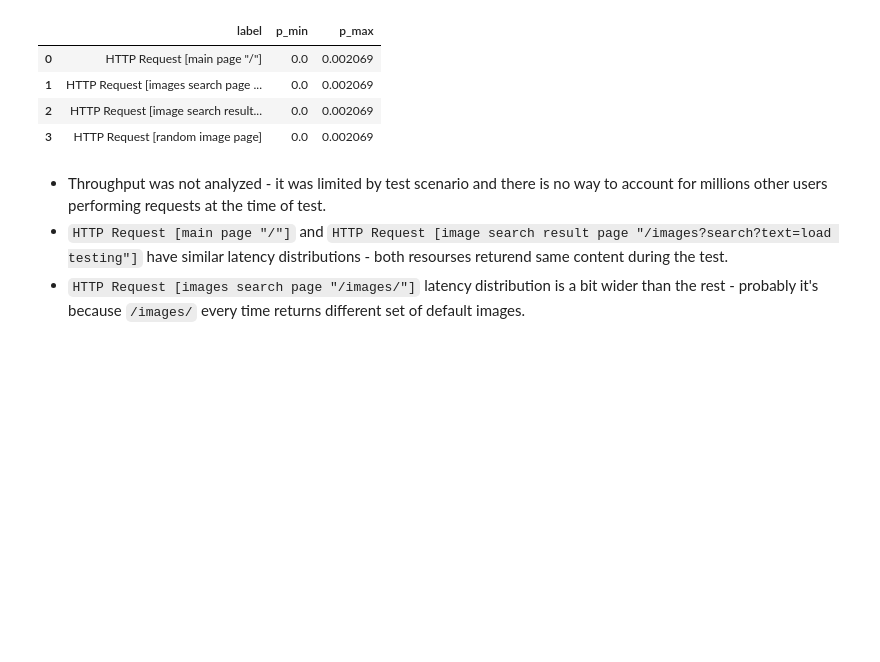
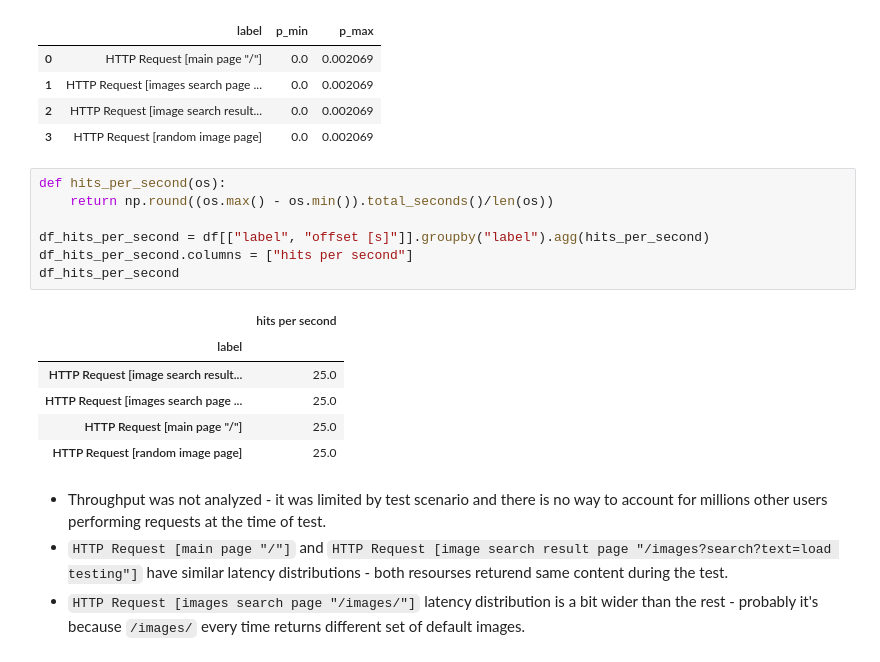
Before and after one commit to slobanov/otus-highload-2020-03-slobanov, a Jupyter notebook: yandex-load-test/yandex-load-test-report.ipynb, the cells around one changed output. Saved outputs shown, nothing was run; the diff lists cells and outputs as text; blank space fills up the shorter version.

Commit message:
add hits per second

```diff
--- a/yandex-load-test/yandex-load-test-report.ipynb
+++ b/yandex-load-test/yandex-load-test-report.ipynb
@@ -151,6 +151,20 @@ Probobility of failure [p_value = 0.99]
 | 1 | HTTP Request [images search page ... | 0.0 | 0.002069 |
 | 2 | HTTP Request [image search result... | 0.0 | 0.002069 |
 | 3 | HTTP Request [random image page] | 0.0 | 0.002069 |
+# %%
+def hits_per_second(os):
+    return np.round((os.max() - os.min()).total_seconds()/len(os))
+
+df_hits_per_second = df[["label", "offset [s]"]].groupby("label").agg(hits_per_second)
+df_hits_per_second.columns = ["hits per second"]
+df_hits_per_second
+# %% [output]
+|  | hits per second |
+| label |  |
+| HTTP Request [image search result... | 25.0 |
+| HTTP Request [images search page ... | 25.0 |
+| HTTP Request [main page "/"] | 25.0 |
+| HTTP Request [random image page] | 25.0 |
 # %% [markdown]
 * Throughput was not analyzed - it was limited by test scenario and there is no way to account for millions other users performing requests at the time of test.
 * `HTTP Request [main page "/"]` and `HTTP Request [image search result page "/images?search?text=load testing"]` have similar latency distributions - both resourses returend same content during the test.
```
Also changed, not shown: parts of 1 cell of this notebook, 1 other file.
